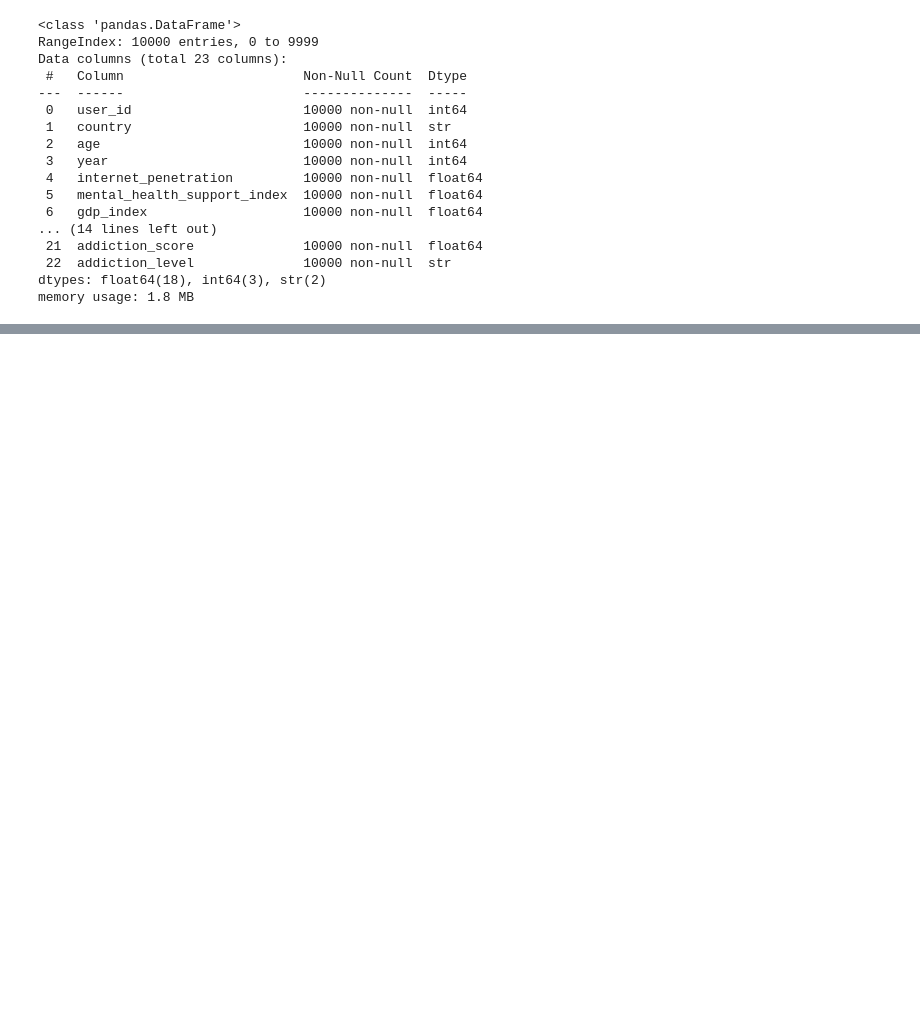
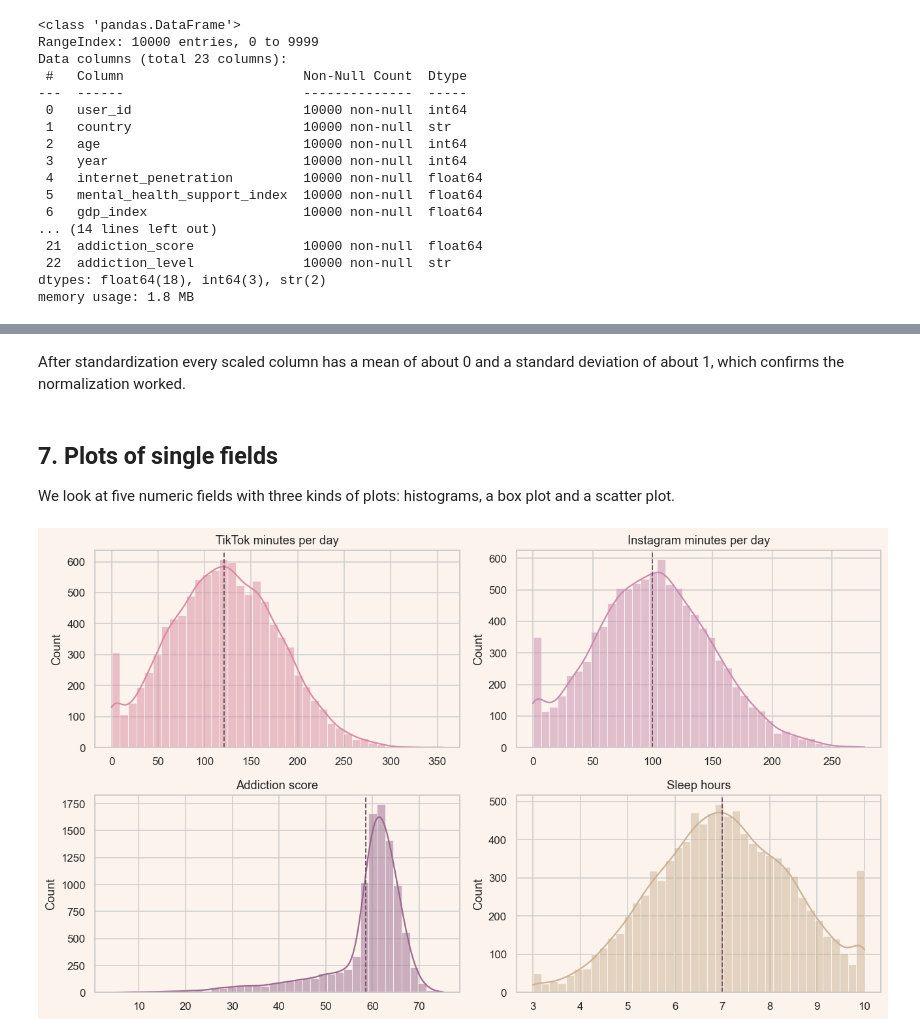
Before and after one commit to 57lol/social-media-addiction-dsba, a Jupyter notebook: Social_Media_Addiction.ipynb, the cells around one changed output, grey strips where cells are left out. Saved outputs shown, nothing was run; the diff lists cells and outputs as text; code cells hidden in the pictures; blank space fills up the shorter version.

```diff
--- a/Social_Media_Addiction.ipynb
+++ b/Social_Media_Addiction.ipynb
@@ -554,0 +112,6 @@ long they sleep. The analysis used pandas, matplotlib/seaborn and scipy hypothes
+# %%
+num_fields = ["tiktok_minutes_daily", "instagram_minutes_daily", "sleep_hours", "addiction_score", "night_usage_ratio", "attention_span_score"]
+desc = df[num_fields].describe().T
+desc["median"] = df[num_fields].median()
+desc = desc[["count", "mean", "median", "std", "min", "25%", "75%", "max"]]
+desc.round(2)
@@ -554,0 +143,7 @@ long they sleep. The analysis used pandas, matplotlib/seaborn and scipy hypothes
+# %%
+data = df.copy()
+data["addiction_level"] = pd.Categorical(data["addiction_level"], categories=["Low", "Medium", "High", "Severe"], ordered=True)
+data = data.drop(columns=["user_id"])
+print("Missing values:", int(data.isna().sum().sum()))
+print("Duplicates:", int(data.duplicated().sum()))
+print("Shape:", data.shape)
@@ -554,0 +168,9 @@ long they sleep. The analysis used pandas, matplotlib/seaborn and scipy hypothes
+# %%
+data["total_minutes"] = data["tiktok_minutes_daily"] + data["instagram_minutes_daily"]
+data["daily_hours"] = data["total_minutes"] / 60
+data["tiktok_share"] = data["tiktok_minutes_daily"] / data["total_minutes"].replace(0, np.nan)
+data["night_minutes"] = data["total_minutes"] * data["night_usage_ratio"]
+data["age_group"] = pd.cut(data["age"], bins=[0, 25, 35, 200], labels=["<25", "25-35", "35+"])
+data["heavy_user"] = (data["total_minutes"] > data["total_minutes"].median()).astype(int)
+data["level_num"] = data["addiction_level"].cat.codes + 1
+data[["total_minutes", "daily_hours", "tiktok_share", "night_minutes", "age_group", "heavy_user", "level_num"]].head()
@@ -554,0 +188,5 @@ long they sleep. The analysis used pandas, matplotlib/seaborn and scipy hypothes
+# %%
+scaled_cols = ["tiktok_minutes_daily", "instagram_minutes_daily", "total_minutes", "night_minutes", "sleep_hours", "addiction_score"]
+for c in scaled_cols:
+    data[c + "_z"] = (data[c] - data[c].mean()) / data[c].std()
+data[[c + "_z" for c in scaled_cols]].describe().round(2).T[["mean", "std", "min", "max"]]
@@ -554,0 +201,18 @@ long they sleep. The analysis used pandas, matplotlib/seaborn and scipy hypothes
+# %% [markdown]
+After standardization every scaled column has a mean of about 0 and a standard deviation of about 1, which confirms the normalization worked.
+# %% [markdown]
+## 7. Plots of single fields
+
+We look at five numeric fields with three kinds of plots: histograms, a box plot and a scatter plot.
+# %%
+fig, axes = plt.subplots(2, 2, figsize=(12, 7))
+specs = [("tiktok_minutes_daily", "TikTok minutes per day", pink), ("instagram_minutes_daily", "Instagram minutes per day", mauve), ("addiction_score", "Addiction score", plum), ("sleep_hours", "Sleep hours", taupe)]
+for ax, (col, title, color) in zip(axes.flat, specs):
+    sns.histplot(data[col], bins=40, kde=True, color=color, ax=ax, edgecolor="white", linewidth=0.4)
+    ax.axvline(data[col].mean(), color=ink, ls="--", lw=1.2)
+    ax.set_title(title)
+    ax.set_xlabel("")
+plt.tight_layout()
+plt.show()
+# %% [output]
+[figure, added]
```
Also changed, not shown: parts of 79 cells of this notebook, 11 other files.
